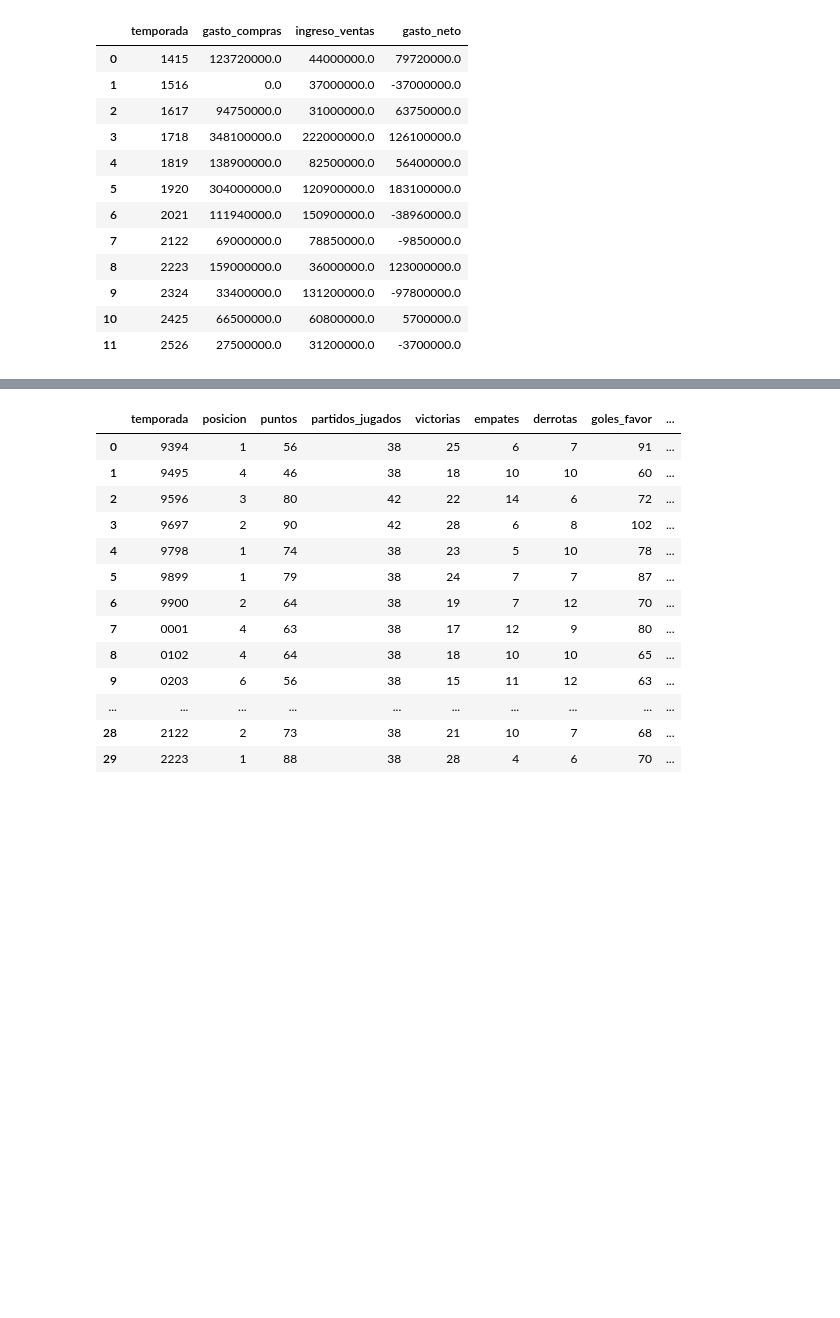
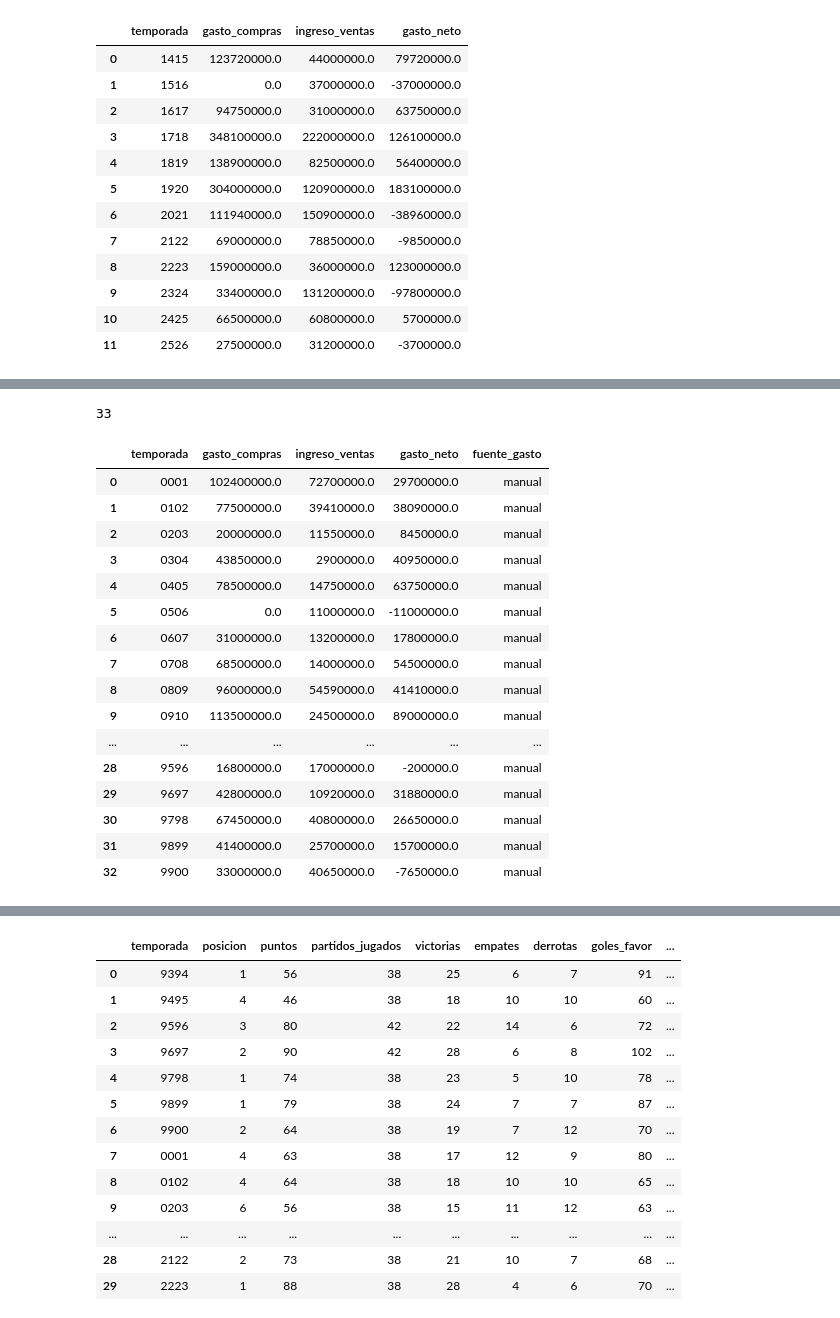
Before and after one commit to albertone448/always-barca, a Jupyter notebook: notebooks/01_exploracion_estructura.ipynb, the cells around one changed output, grey strips where cells are left out. Drawn from its saved outputs; the diff is of its cells as text; code cells hidden in the pictures; blank space fills up the shorter version.

Commit message:
Extender gasto neto a 33 temporadas (recoleccion manual 1993/94-2013/14) y agregar proporcion_mercado_barca como metrica ajustada por inflacion del mercado

```diff
--- a/notebooks/01_exploracion_estructura.ipynb
+++ b/notebooks/01_exploracion_estructura.ipynb
@@ -785,0 +790,31 @@ Se guarda como `gasto_neto_temporada.csv`.
+# %%
+gasto_neto_manual = pd.read_csv('../data/processed/gasto_neto_temporada_manual.csv', dtype={'temporada': str})
+
+gasto_neto['fuente_gasto'] = 'automatizado'
+gasto_neto_manual['fuente_gasto'] = 'manual'
+
+gasto_neto_completo = pd.concat([gasto_neto, gasto_neto_manual], ignore_index=True)
+gasto_neto_completo = gasto_neto_completo.sort_values('temporada').reset_index(drop=True)
+gasto_neto_completo.to_csv('../data/processed/gasto_neto_temporada_completo.csv', index=False)
+
+print(len(gasto_neto_completo))
+gasto_neto_completo
+# %% [output]
+33
+|  | temporada | gasto_compras | ingreso_ventas | gasto_neto | fuente_gasto |
+| 0 | 0001 | 102400000.0 | 72700000.0 | 29700000.0 | manual |
+| 1 | 0102 | 77500000.0 | 39410000.0 | 38090000.0 | manual |
+| 2 | 0203 | 20000000.0 | 11550000.0 | 8450000.0 | manual |
+| 3 | 0304 | 43850000.0 | 2900000.0 | 40950000.0 | manual |
+| 4 | 0405 | 78500000.0 | 14750000.0 | 63750000.0 | manual |
+| 5 | 0506 | 0.0 | 11000000.0 | -11000000.0 | manual |
+| 6 | 0607 | 31000000.0 | 13200000.0 | 17800000.0 | manual |
+| 7 | 0708 | 68500000.0 | 14000000.0 | 54500000.0 | manual |
+| 8 | 0809 | 96000000.0 | 54590000.0 | 41410000.0 | manual |
+| 9 | 0910 | 113500000.0 | 24500000.0 | 89000000.0 | manual |
+| ... | ... | ... | ... | ... | ... |
+| 28 | 9596 | 16800000.0 | 17000000.0 | -200000.0 | manual |
+| 29 | 9697 | 42800000.0 | 10920000.0 | 31880000.0 | manual |
+| 30 | 9798 | 67450000.0 | 40800000.0 | 26650000.0 | manual |
+| 31 | 9899 | 41400000.0 | 25700000.0 | 15700000.0 | manual |
+| 32 | 9900 | 33000000.0 | 40650000.0 | -7650000.0 | manual |
```
Also changed, not shown: parts of 7 cells of this notebook, 6 other files.
